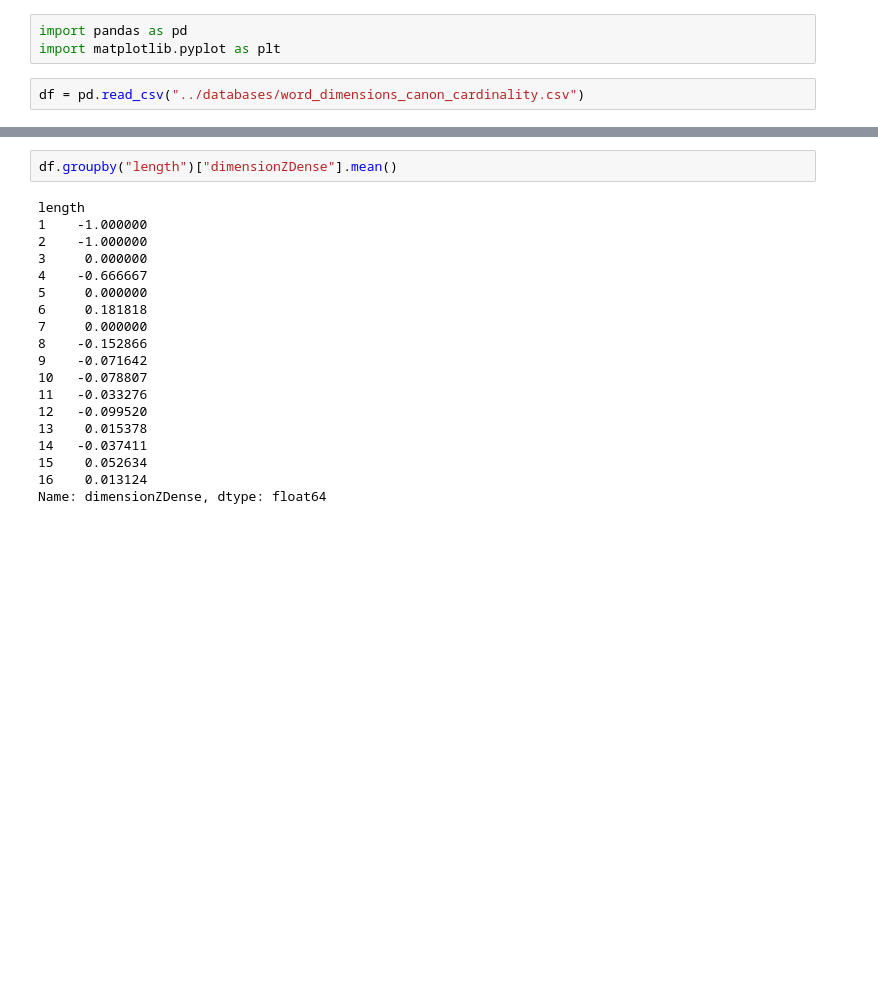
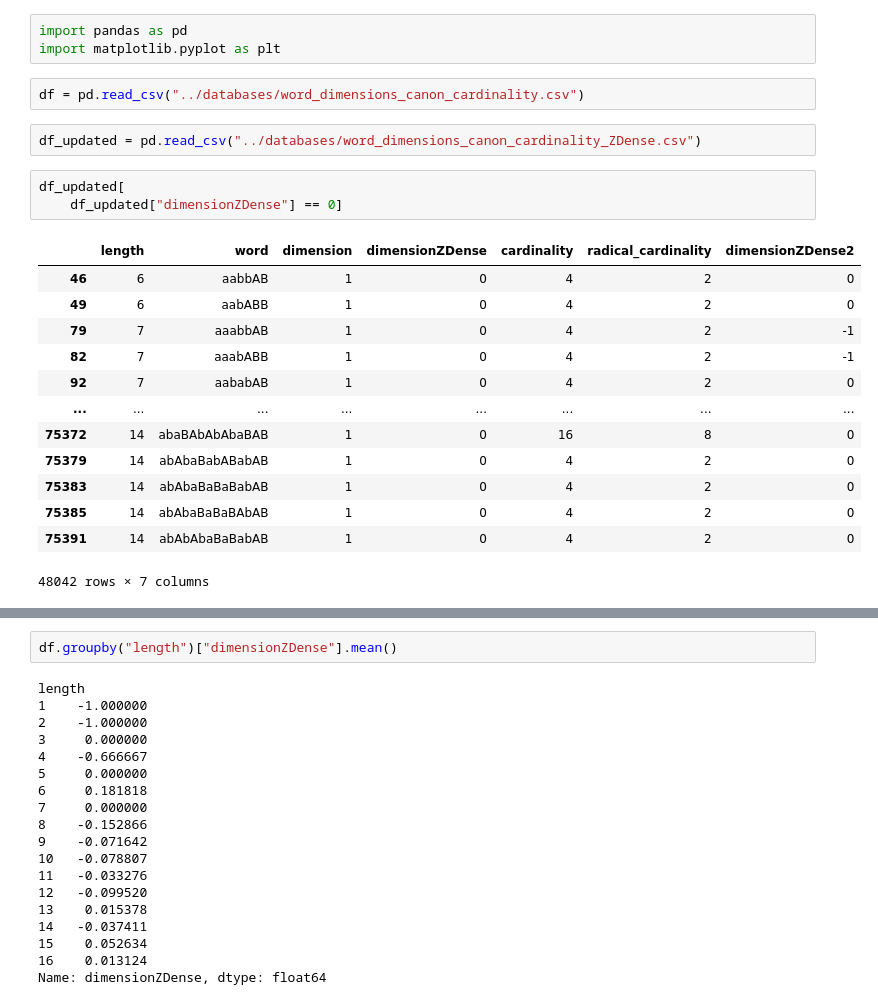
Before and after one commit to clarissa000/WordVarieties, a Jupyter notebook: analysis/analysis.ipynb, the cells around one changed output, grey strips where cells are left out. Saved outputs shown, nothing was run; the diff lists cells and outputs as text; blank space fills up the shorter version.

Commit message:
Updated dimension 0 check

```diff
--- a/analysis/analysis.ipynb
+++ b/analysis/analysis.ipynb
@@ -3,3 +3,22 @@ import pandas as pd
 import matplotlib.pyplot as plt
 # %%
 df = pd.read_csv("../databases/word_dimensions_canon_cardinality.csv")
+# %%
+df_updated = pd.read_csv("../databases/word_dimensions_canon_cardinality_ZDense.csv")
+# %%
+df_updated[
+    df_updated["dimensionZDense"] == 0]
+# %% [output]
+|  | length | word | dimension | dimensionZDense | cardinality | radical_cardinality | dimensionZDense2 |
+| 46 | 6 | aabbAB | 1 | 0 | 4 | 2 | 0 |
+| 49 | 6 | aabABB | 1 | 0 | 4 | 2 | 0 |
+| 79 | 7 | aaabbAB | 1 | 0 | 4 | 2 | -1 |
+| 82 | 7 | aaabABB | 1 | 0 | 4 | 2 | -1 |
+| 92 | 7 | aababAB | 1 | 0 | 4 | 2 | 0 |
+| ... | ... | ... | ... | ... | ... | ... | ... |
+| 75372 | 14 | abaBAbAbAbaBAB | 1 | 0 | 16 | 8 | 0 |
+| 75379 | 14 | abAbaBabABabAB | 1 | 0 | 4 | 2 | 0 |
+| 75383 | 14 | abAbaBaBaBabAB | 1 | 0 | 4 | 2 | 0 |
+| 75385 | 14 | abAbaBaBaBAbAB | 1 | 0 | 4 | 2 | 0 |
+| 75391 | 14 | abAbAbaBaBabAB | 1 | 0 | 4 | 2 | 0 |
+48042 rows × 7 columns
```
Also changed, not shown: parts of 2 cells of this notebook, 3 other files.
